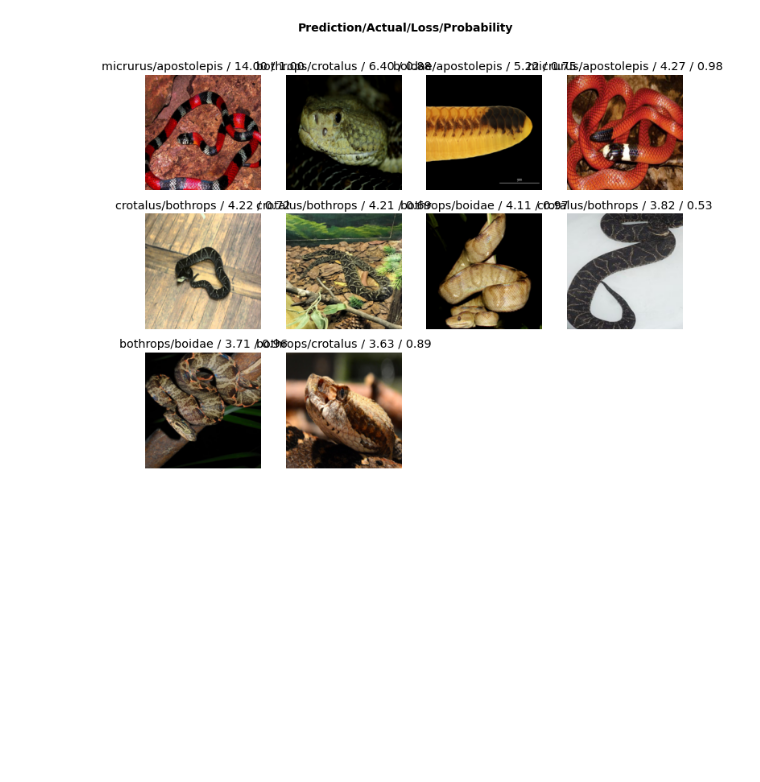
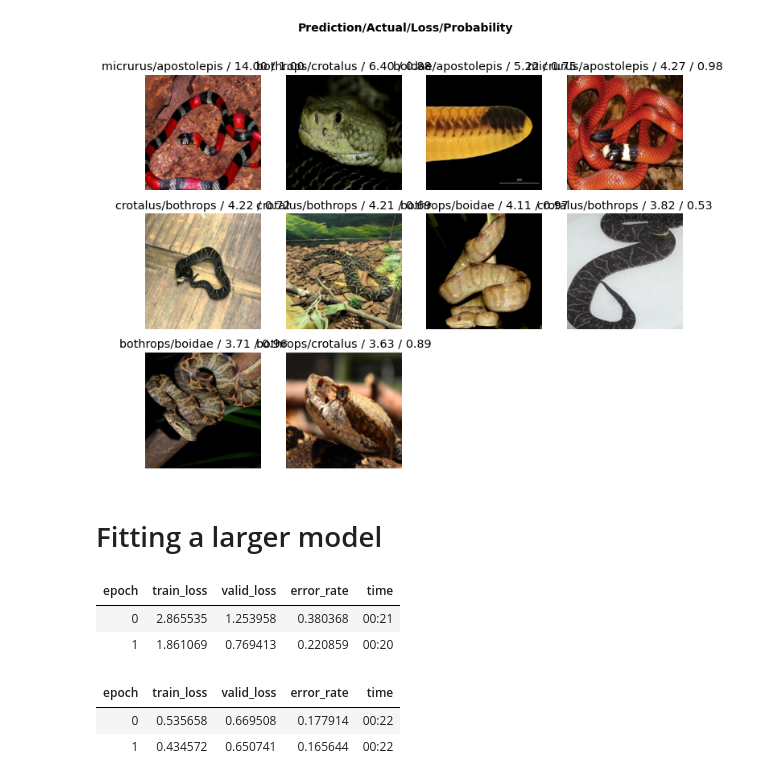
Before and after one commit to erikson84/snake_classifier, a Jupyter notebook: snakes.ipynb, the cells around one changed output. Cells and saved outputs as stored; diff of their text form; code cells hidden in the pictures; blank space fills up the shorter version.

```diff
--- a/snakes.ipynb
+++ b/snakes.ipynb
@@ -103,3 +102,16 @@ snake_learn = load_learner('snakes.pkl')
 snake_learn.export()
 # %%
 snake_learn.export(fname='snakes.pkl')
+# %% [markdown]
+# Fitting a larger model
+# %%
+snake_learn = cnn_learner(snake_dl, resnet34, metrics=error_rate)
+snake_learn.fine_tune(2, freeze_epochs=2)
+#snake_learn.lr_find()
+# %% [output]
+| epoch | train_loss | valid_loss | error_rate | time |
+| 0 | 2.865535 | 1.253958 | 0.380368 | 00:21 |
+| 1 | 1.861069 | 0.769413 | 0.220859 | 00:20 |
+| epoch | train_loss | valid_loss | error_rate | time |
+| 0 | 0.535658 | 0.669508 | 0.177914 | 00:22 |
+| 1 | 0.434572 | 0.650741 | 0.165644 | 00:22 |
```
Also changed, not shown: parts of 15 cells of this notebook, 2 other files.
